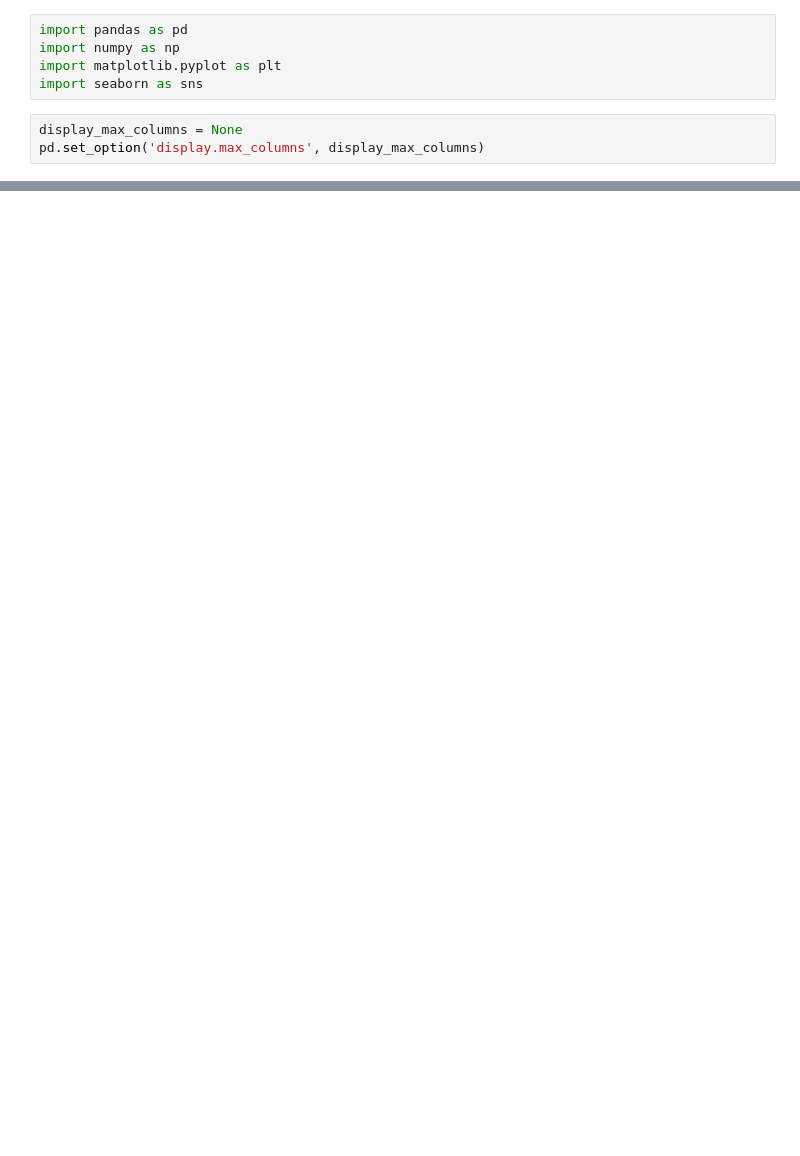
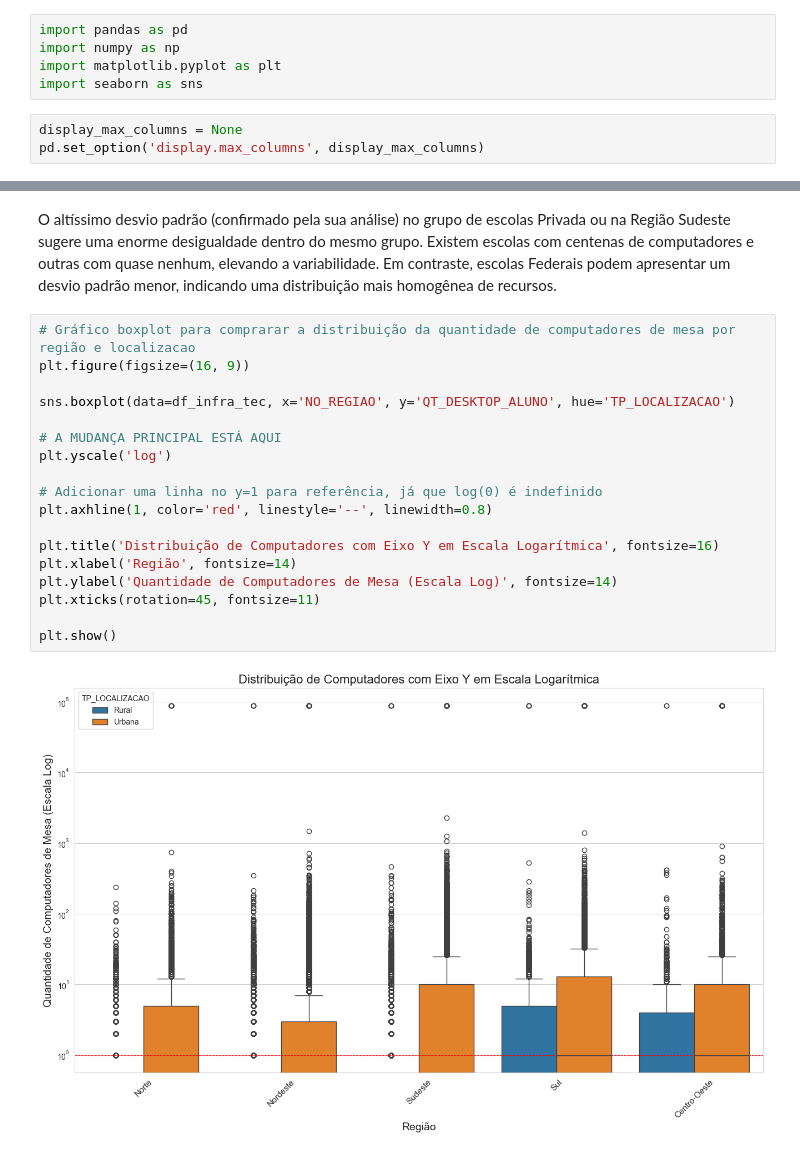
Before and after one commit to laysfreitas/TJGO_CienciaDeDados, a Jupyter notebook: Análise de Dados/Censo Escolar 2024/Dados_Censo_Escolar_2024_Exercício_4.ipynb, the cells around one changed output, grey strips where cells are left out. Drawn from its saved outputs; the diff is of its cells as text; blank space fills up the shorter version.

```diff
--- a/Análise de Dados/Censo Escolar 2024/Dados_Censo_Escolar_2024_Exercício_4.ipynb
+++ b/Análise de Dados/Censo Escolar 2024/Dados_Censo_Escolar_2024_Exercício_4.ipynb
@@ -325,0 +349,22 @@ Passing `palette` without assigning `hue` is deprecated and will be removed in v
+# %% [markdown]
+O altíssimo desvio padrão (confirmado pela sua análise) no grupo de escolas Privada ou na Região Sudeste sugere uma enorme desigualdade dentro do mesmo grupo. Existem escolas com centenas de computadores e outras com quase nenhum, elevando a variabilidade. Em contraste, escolas Federais podem apresentar um desvio padrão menor, indicando uma distribuição mais homogênea de recursos.
+# %%
+# Gráfico boxplot para comprarar a distribuição da quantidade de computadores de mesa por região e localizacao
+plt.figure(figsize=(16, 9))
+
+sns.boxplot(data=df_infra_tec, x='NO_REGIAO', y='QT_DESKTOP_ALUNO', hue='TP_LOCALIZACAO')
+
+# A MUDANÇA PRINCIPAL ESTÁ AQUI
+plt.yscale('log')
+
+# Adicionar uma linha no y=1 para referência, já que log(0) é indefinido
+plt.axhline(1, color='red', linestyle='--', linewidth=0.8)
+
+plt.title('Distribuição de Computadores com Eixo Y em Escala Logarítmica', fontsize=16)
+plt.xlabel('Região', fontsize=14)
+plt.ylabel('Quantidade de Computadores de Mesa (Escala Log)', fontsize=14)
+plt.xticks(rotation=45, fontsize=11)
+
+plt.show()
+# %% [output]
+[figure, added]
```
Also changed, not shown: parts of 39 cells of this notebook, 4 other files.
